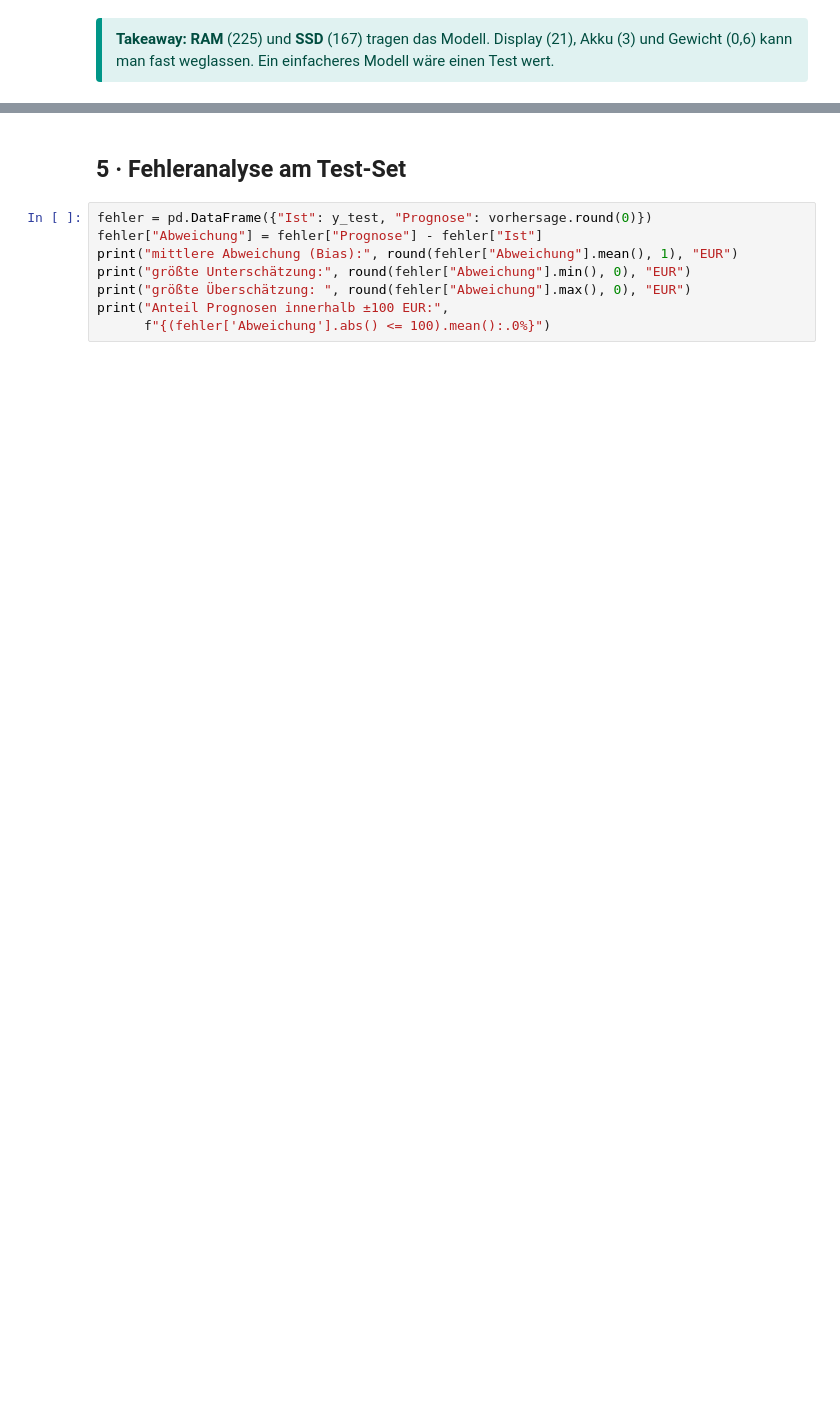
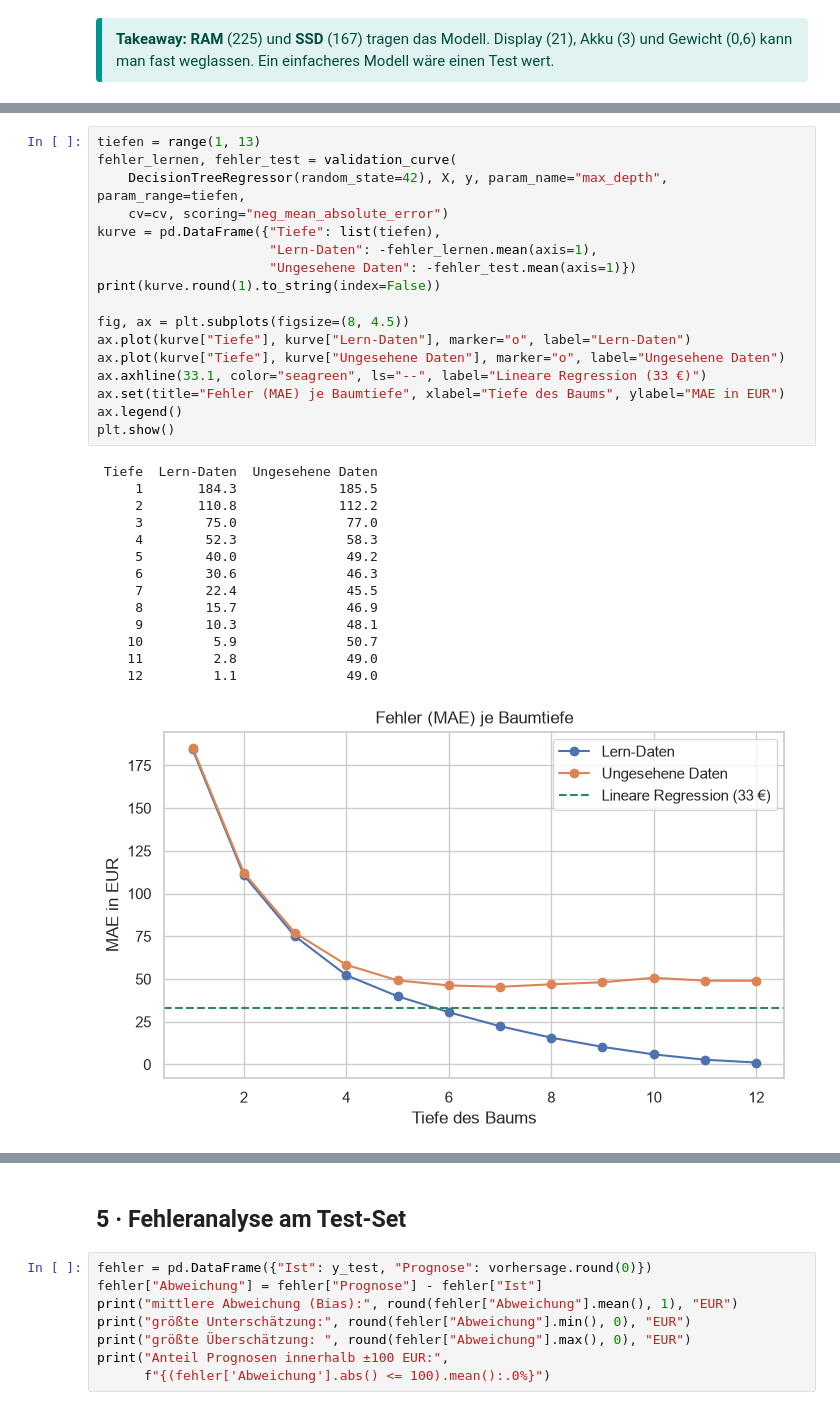
Before and after one commit to M404ttis/Predictive-Analytics-Algorithmen, a Jupyter notebook: 05_Modellauswahl/05_Notebookpreise_Modell.ipynb, the cells around one changed output, grey strips where cells are left out. Saved outputs shown, nothing was run; the diff lists cells and outputs as text; blank space fills up the shorter version.

```diff
--- a/05_Modellauswahl/05_Notebookpreise_Modell.ipynb
+++ b/05_Modellauswahl/05_Notebookpreise_Modell.ipynb
@@ -262,0 +397,32 @@ plt.show()
+# %%
+tiefen = range(1, 13)
+fehler_lernen, fehler_test = validation_curve(
+    DecisionTreeRegressor(random_state=42), X, y, param_name="max_depth", param_range=tiefen,
+    cv=cv, scoring="neg_mean_absolute_error")
+kurve = pd.DataFrame({"Tiefe": list(tiefen),
+                      "Lern-Daten": -fehler_lernen.mean(axis=1),
+                      "Ungesehene Daten": -fehler_test.mean(axis=1)})
+print(kurve.round(1).to_string(index=False))
+
+fig, ax = plt.subplots(figsize=(8, 4.5))
+ax.plot(kurve["Tiefe"], kurve["Lern-Daten"], marker="o", label="Lern-Daten")
+ax.plot(kurve["Tiefe"], kurve["Ungesehene Daten"], marker="o", label="Ungesehene Daten")
+ax.axhline(33.1, color="seagreen", ls="--", label="Lineare Regression (33 €)")
+ax.set(title="Fehler (MAE) je Baumtiefe", xlabel="Tiefe des Baums", ylabel="MAE in EUR")
+ax.legend()
+plt.show()
+# %% [output]
+ Tiefe  Lern-Daten  Ungesehene Daten
+     1       184.3             185.5
+     2       110.8             112.2
+     3        75.0              77.0
+     4        52.3              58.3
+     5        40.0              49.2
+     6        30.6              46.3
+     7        22.4              45.5
+     8        15.7              46.9
+     9        10.3              48.1
+    10         5.9              50.7
+    11         2.8              49.0
+    12         1.1              49.0
+[figure, added]
```
Also changed, not shown: parts of 24 cells of this notebook, 4 other files.
